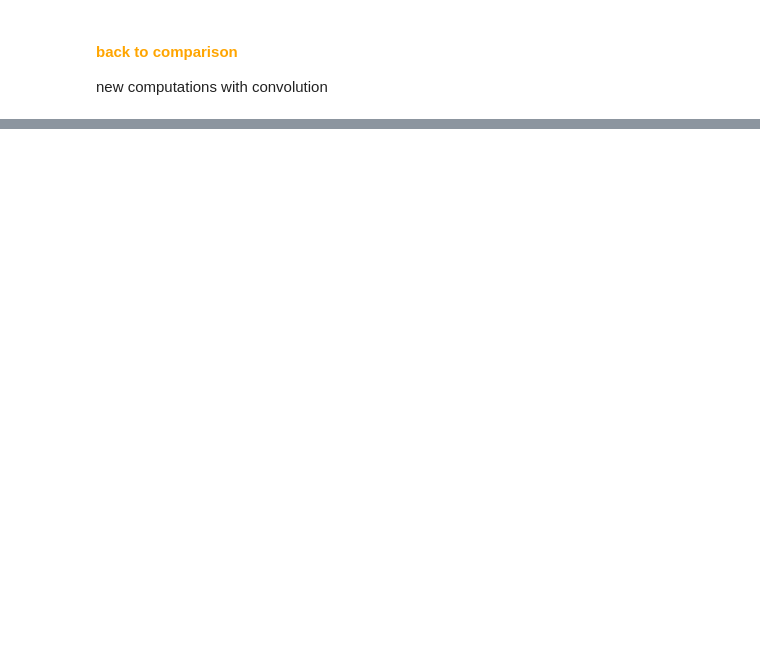
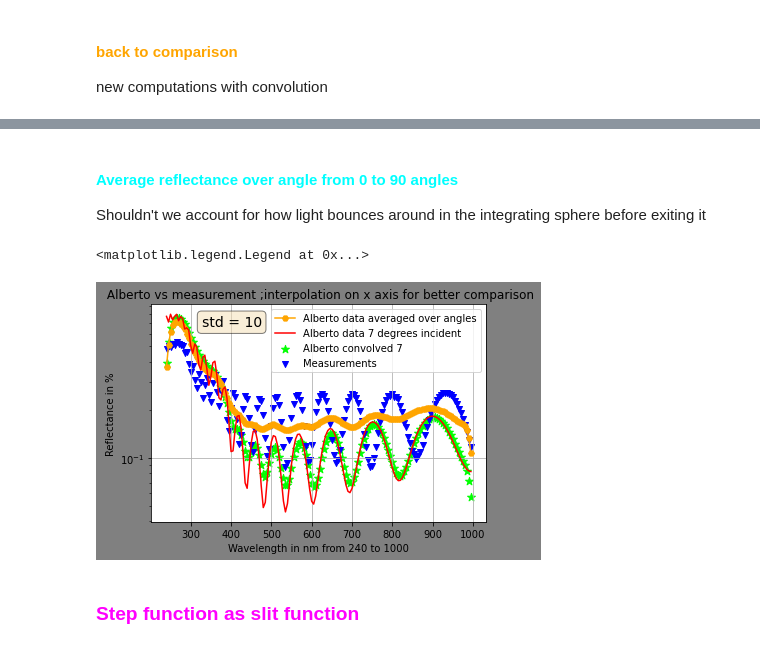
Before and after one commit to sarthchoudhary/AMELY, a Jupyter notebook: reflectance_comparison.ipynb, the cells around one changed output, grey strips where cells are left out. Saved outputs shown, nothing was run; the diff lists cells and outputs as text; code cells hidden in the pictures; blank space fills up the shorter version.

```diff
--- a/reflectance_comparison.ipynb
+++ b/reflectance_comparison.ipynb
@@ -270,0 +278,62 @@ ax4.legend()
+# %% [markdown]
+<h4 style = 'color: Cyan'> Average reflectance over angle from 0 to 90 angles</h4>
+<p> Shouldn't we account for how light bounces around in the integrating sphere  before exiting it</p>
+# %%
+# R_SiPM_alberto_avg
+
+R_SiPM_alberto_avg = pd.DataFrame()
+
+R_SiPM_alberto_avg['Wavelength'] = R_SiPM_alberto_df['Wavelength']
+
+R_SiPM_alberto_avg['avg'] =  R_SiPM_alberto_df.iloc[:,1:].mean(axis=1)
+# %%
+### here I convolve and plot for average of all angles from 0 to 90
+
+%matplotlib inline
+# %matplotlib qt
+
+fig4 = plt.figure()
+ax4 = plt.axes()
+## ax4.scatter(R_SiPM_alberto_df['Wavelength'], R_SiPM_alberto_df['05'] , marker = 'o', facecolor = 'none', edgecolor = 'blue')
+## ax4.scatter(R_SiPM_alberto_df['Wavelength'], R_SiPM_alberto_df['10'] , marker = '*', facecolor = 'orange', edgecolor = 'none')
+## ax4.plot( wavelength_vector, R_SiPM_alberto_05_smooth )
+## ax4.plot( wavelength_vector, R_SiPM_alberto_10_smooth )
+R_SiPM_alberto_avg_inter_func = interp1d( R_SiPM_alberto_avg['Wavelength'], R_SiPM_alberto_avg['avg'] )
+R_SiPM_alberto_avg_smooth = R_SiPM_alberto_avg_inter_func(wavelength_vector)
+
+R_SiPM_alberto_avg_convolved = np.convolve( R_SiPM_alberto_avg_smooth, norm_distr/sum(norm_distr), 'same')
+
+## R_SiPM_alberto_05_convolved = np.convolve( R_SiPM_alberto_05_smooth, norm_distr/sum(norm_distr), 'same')
+## R_SiPM_alberto_10_convolved = np.convolve( R_SiPM_alberto_10_smooth, norm_distr/sum(norm_distr), 'same')
+
+ax4.plot(wavelength_vector, R_SiPM_alberto_avg_convolved, color = 'orange', marker ='H', label = 'Alberto data averaged over angles' )
+
+## ax4.plot(wavelength_vector, R_SiPM_alberto_05_smooth, color = 'red', label = 'Alberto data 05 degrees' )
+## ax4.plot(wavelength_vector, R_SiPM_alberto_10_smooth, color = '#00FFFF', label = 'Alberto data 10 degrees' )
+
+ax4.plot(wavelength_vector, R_SiPM_alberto_7_smooth, color = 'red', label = 'Alberto data 7 degrees incident' )
+
+## ax4.scatter(wavelength_vector, R_SiPM_alberto_05_convolved, marker = '*', s = 70, color = 'lime', label = 'Alberto convolved 05' )
+## ax4.scatter(wavelength_vector, R_SiPM_alberto_10_convolved, marker = '*', s = 70, color = 'yellow', label = 'Alberto convolved 10' )
+
+ax4.scatter(wavelength_vector, R_SiPM_alberto_7_convolved, marker = '*', s = 70, color = 'lime', label = 'Alberto convolved 7' )
+
+ax4.scatter(wavelength_vector, R_SiPM_measured_smooth, marker = 'v', color = 'blue', label = 'Measurements' )
+
+# ax4.scatter(x_axis, norm_distr/sum(norm_distr), color = 'teal', label ='Normal distribution ')
+ax4.set_yscale('log')
+fig4.set_facecolor('grey')
+ax4.set_title(' Alberto vs measurement ;interpolation on x axis for better comparison')
+ax4.set_xlabel('Wavelength in nm from 240 to 1000')
+ax4.set_ylabel('Reflectance in %')
+ax4.grid()
+# ax3.legend()
+props = dict(boxstyle='round', facecolor='wheat', alpha=0.5)
+txtstr = 'std = ' + str(sd)
+ax4.text(0.15, 0.95, txtstr, transform=ax4.transAxes, fontsize=14, verticalalignment='top', bbox=props)
+ax4.legend()
+# %% [output]
+<matplotlib.legend.Legend at 0x...>
+[figure, added]
+# %% [markdown]
+<h3 style = 'color: magenta'> Step function as slit function</h3>
```
Also changed, not shown: parts of 14 cells of this notebook, 2 other files.
